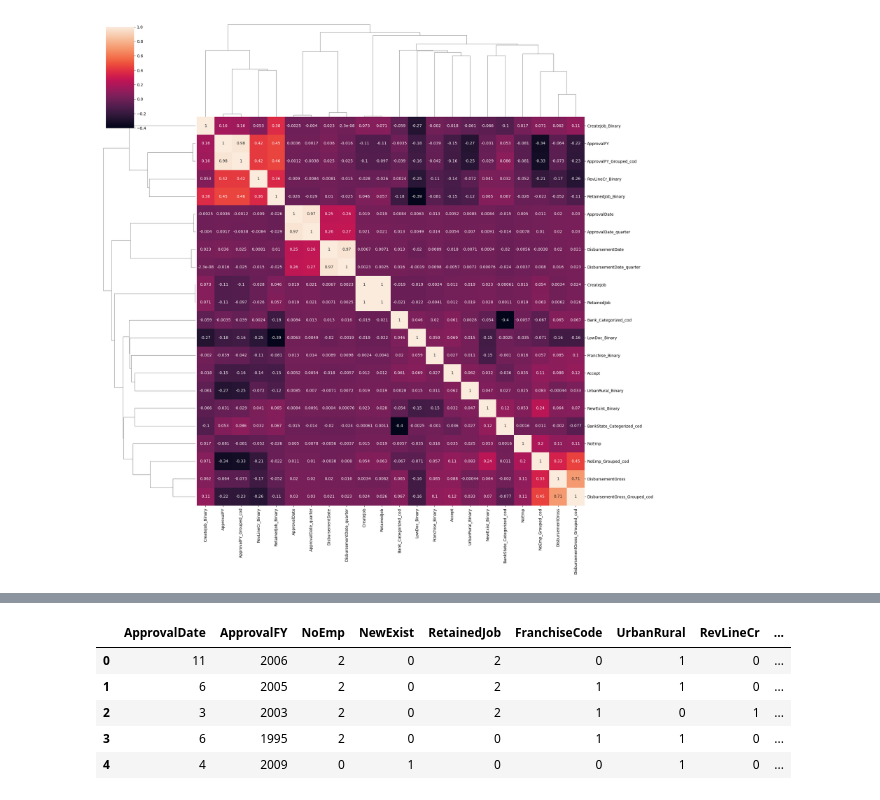
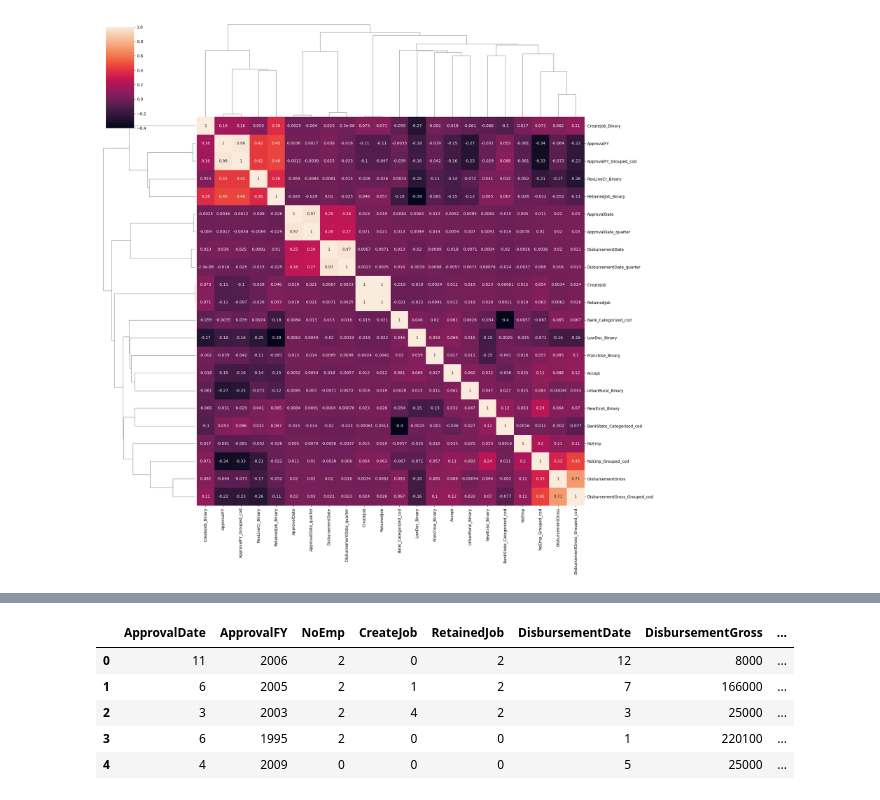
Before and after one commit to Tehedor/Reto1_ML-ABID, a Jupyter notebook: 00_carga_limpieza_datos.ipynb, the cells around one changed output, grey strips where cells are left out. Saved outputs shown, nothing was run; the diff lists cells and outputs as text; code cells hidden in the pictures.

```diff
--- a/00_carga_limpieza_datos.ipynb
+++ b/00_carga_limpieza_datos.ipynb
@@ -1308,9 +1310,11 @@ DisbursementGross_Grouped        category
 DisbursementGross_Grouped_cod       int64
 dtype: object
 # %%
+
 # Realizar One-Hot Encoding en la variable 'BankState_Categorized'
-dfa = pd.get_dummies(dfa, columns=['BankState_Categorized'], prefix='BankState').astype(int)
-
+# dfa = pd.get_dummies(dfa, columns=['BankState_Categorized'], prefix='BankState').astype(int)
+dfc = pd.get_dummies(dfc, columns=['BankState_Categorized'], prefix='BankState')
+dfc['BankState_Categorized'] = dfa['BankState_Categorized'].values
 # Verificar las nuevas columnas creadas
-print(dfa.columns)
+dfc.columns
 # %% [output]
@@ -1318,10 +1332,10 @@ ValueError: invalid literal for int() with base 10: 'CITIZENS BANK NATL ASSOC'
 # %%
-dfa.head()
+dfc.head()
 # %% [output]
-|  | ApprovalDate | ApprovalFY | NoEmp | NewExist | RetainedJob | FranchiseCode | UrbanRural | RevLineCr | ... |
-| 0 | 11 | 2006 | 2 | 0 | 2 | 0 | 1 | 0 | ... |
-| 1 | 6 | 2005 | 2 | 0 | 2 | 1 | 1 | 0 | ... |
-| 2 | 3 | 2003 | 2 | 0 | 2 | 1 | 0 | 1 | ... |
-| 3 | 6 | 1995 | 2 | 0 | 0 | 1 | 1 | 0 | ... |
-| 4 | 4 | 2009 | 0 | 1 | 0 | 0 | 1 | 0 | ... |
+|  | ApprovalDate | ApprovalFY | NoEmp | CreateJob | RetainedJob | DisbursementDate | DisbursementGross | ... |
+| 0 | 11 | 2006 | 2 | 0 | 2 | 12 | 8000 | ... |
+| 1 | 6 | 2005 | 2 | 1 | 2 | 7 | 166000 | ... |
+| 2 | 3 | 2003 | 2 | 4 | 2 | 3 | 25000 | ... |
+| 3 | 6 | 1995 | 2 | 0 | 0 | 1 | 220100 | ... |
+| 4 | 4 | 2009 | 0 | 0 | 0 | 5 | 25000 | ... |
 # %%
```
Also changed, not shown: parts of 25 cells of this notebook.
